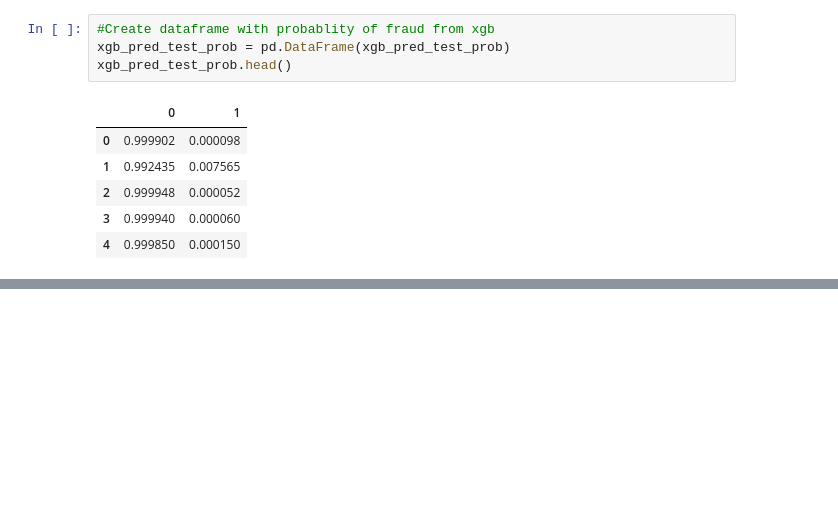
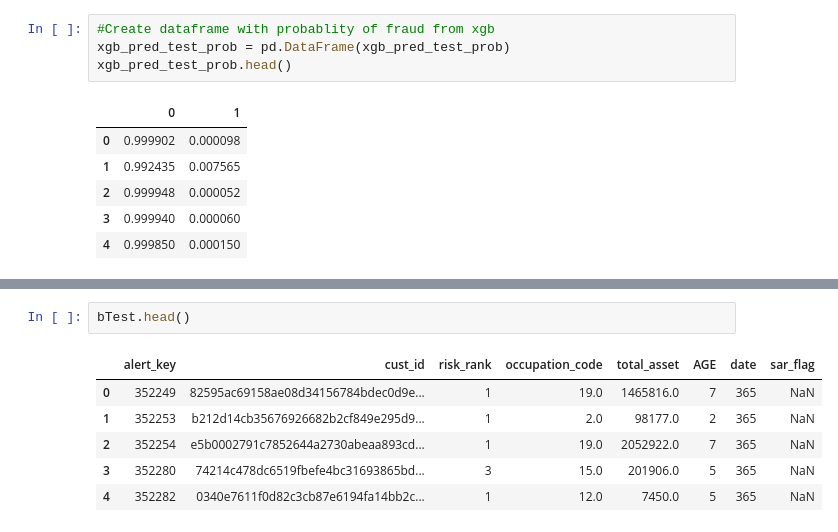
Before and after one commit to difersalest/Fraud-Competition, a Jupyter notebook: Fraud Detection Test.ipynb, the cells around one changed output, grey strips where cells are left out. Saved outputs shown, nothing was run; the diff lists cells and outputs as text; blank space fills up the shorter version.

```diff
--- a/Fraud Detection Test.ipynb
+++ b/Fraud Detection Test.ipynb
@@ -267,0 +320,9 @@ xgb_pred_test_prob.head()
+# %%
+bTest.head()
+# %% [output]
+|  | alert_key | cust_id | risk_rank | occupation_code | total_asset | AGE | date | sar_flag |
+| 0 | 352249 | 82595ac69158ae08d34156784bdec0d9e... | 1 | 19.0 | 1465816.0 | 7 | 365 | NaN |
+| 1 | 352253 | b212d14cb35676926682b2cf849e295d9... | 1 | 2.0 | 98177.0 | 2 | 365 | NaN |
+| 2 | 352254 | e5b0002791c7852644a2730abeaa893cd... | 1 | 19.0 | 2052922.0 | 7 | 365 | NaN |
+| 3 | 352280 | 74214c478dc6519fbefe4bc31693865bd... | 3 | 15.0 | 201906.0 | 5 | 365 | NaN |
+| 4 | 352282 | 0340e7611f0d82c3cb87e6194fa14bb2c... | 1 | 12.0 | 7450.0 | 5 | 365 | NaN |
```
Also changed, not shown: parts of 13 cells of this notebook, 3 other files.
